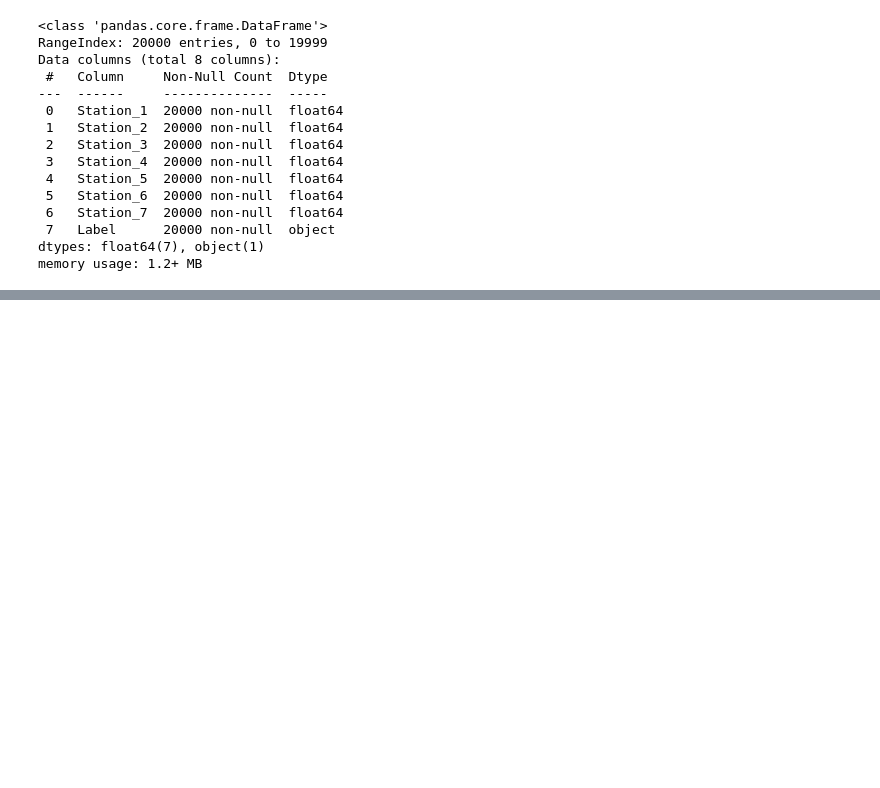
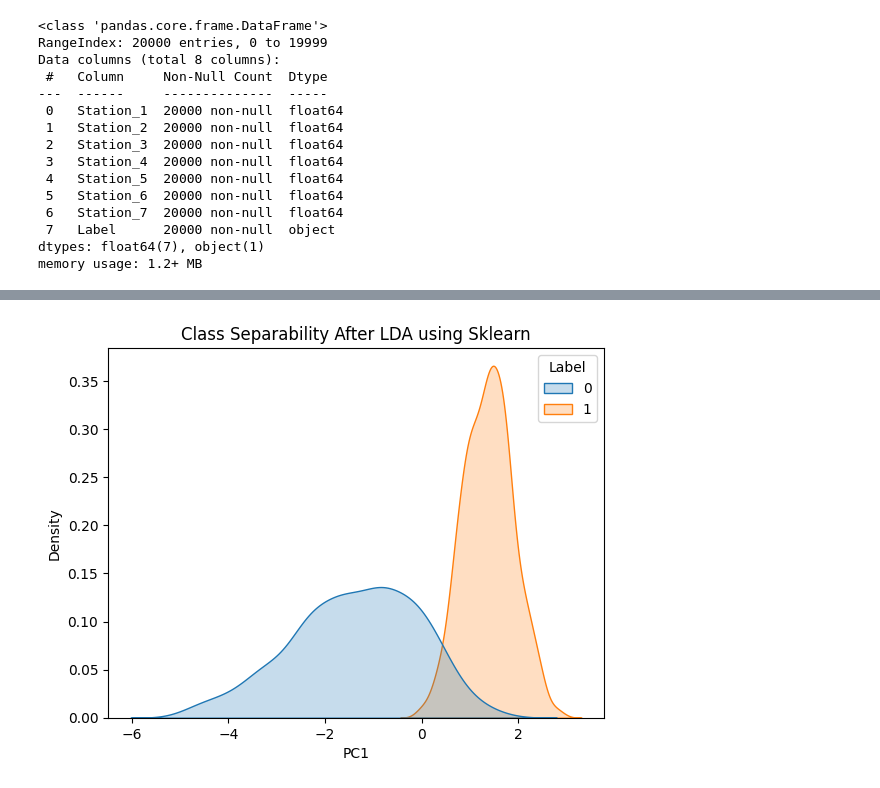
Before and after one commit to azrielalfajr/ml-models, a Jupyter notebook: supervised-models/discriminantanalysis-models.ipynb, the cells around one changed output, grey strips where cells are left out. Cells and saved outputs as stored; diff of their text form; code cells hidden in the pictures; blank space fills up the shorter version.

```diff
--- a/supervised-models/discriminantanalysis-models.ipynb
+++ b/supervised-models/discriminantanalysis-models.ipynb
@@ -38,0 +136,13 @@ memory usage: 1.2+ MB
+# %%
+data['Label'] = data['Label'].replace({'Bad' : 1, 'Good' : 0})
+X = data.drop(columns='Label')
+y = data['Label']
+# %%
+X_train, X_test, y_train, y_test = train_test_split(X,y, test_size=0.3, random_state = 42)
+# %%
+lda = LDA()
+X_lda = lda.fit_transform(X_train, y_train)
+# %%
+train_df = X_train.merge(y_train, left_index=True, right_index=True)
+train_df['PC1'] = X_lda[:,0]
+train_df
@@ -38,0 +163,6 @@ memory usage: 1.2+ MB
+# %%
+sns.kdeplot(train_df, x='PC1',hue='Label', fill=True)
+plt.title("Class Separability After LDA using Sklearn")
+plt.show()
+# %% [output]
+[figure, added]
```
Also changed, not shown: parts of 25 cells of this notebook.
